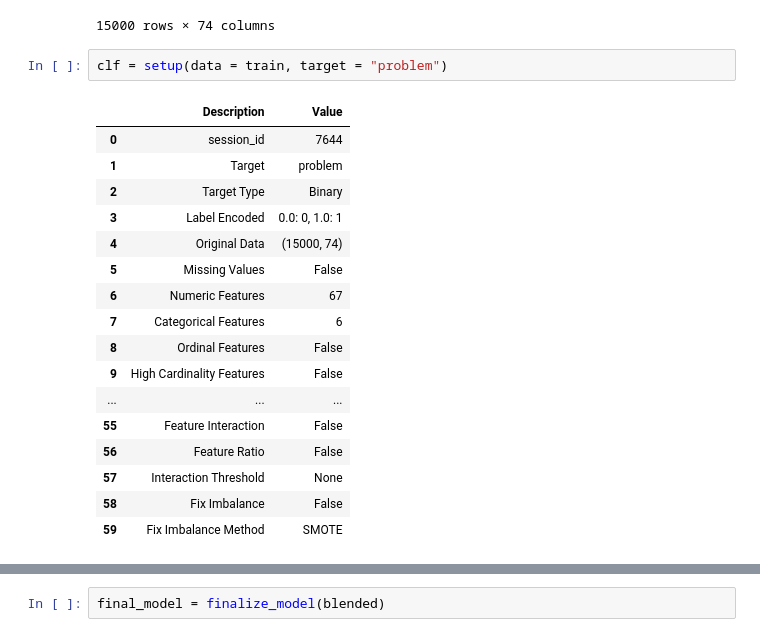
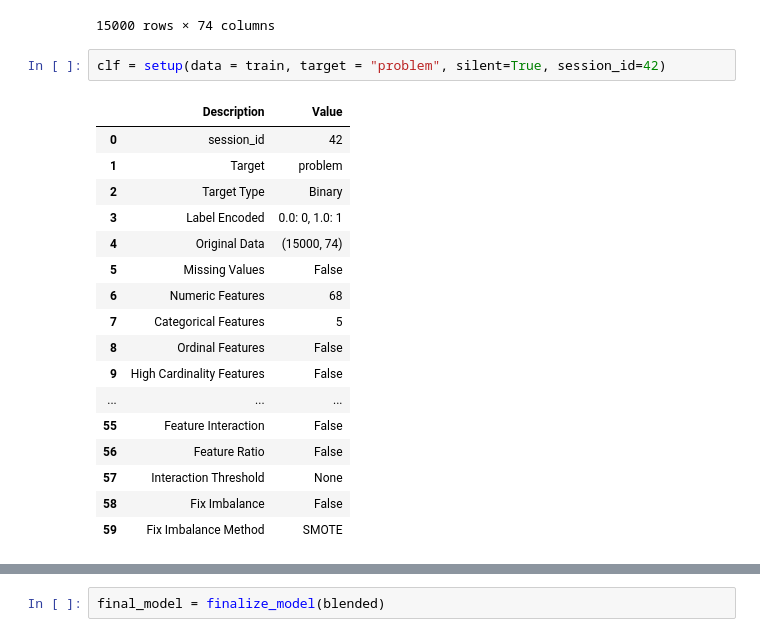
Before and after one commit to LEEHM97/machine-learning-exercises, a Jupyter notebook: 10.DAYCON대회_사용자불편예지/model_corr_case2.ipynb, the cells around one changed output, grey strips where cells are left out. Drawn from its saved outputs; the diff is of its cells as text.

```diff
--- a/10.DAYCON대회_사용자불편예지/model_corr_case2.ipynb
+++ b/10.DAYCON대회_사용자불편예지/model_corr_case2.ipynb
@@ -224,17 +229,17 @@ train
 | 14999 | -0.173920 | -0.340504 | -0.239957 | -0.414143 | 0.234059 | -0.055185 | -0.047764 | -0.024537 | -0.050453 | -0.026486 | -0.009173 | ... |
 15000 rows × 74 columns
 # %%
-clf = setup(data = train, target = "problem")
+clf = setup(data = train, target = "problem", silent=True, session_id=42)
 # %% [output]
 |  | Description | Value |
-| 0 | session_id | 7644 |
+| 0 | session_id | 42 |
 | 1 | Target | problem |
 | 2 | Target Type | Binary |
 | 3 | Label Encoded | 0.0: 0, 1.0: 1 |
 | 4 | Original Data | (15000, 74) |
 | 5 | Missing Values | False |
-| 6 | Numeric Features | 67 |
-| 7 | Categorical Features | 6 |
+| 6 | Numeric Features | 68 |
+| 7 | Categorical Features | 5 |
 | 8 | Ordinal Features | False |
 | 9 | High Cardinality Features | False |
 | ... | ... | ... |
```
Also changed, not shown: parts of 13 cells of this notebook.
